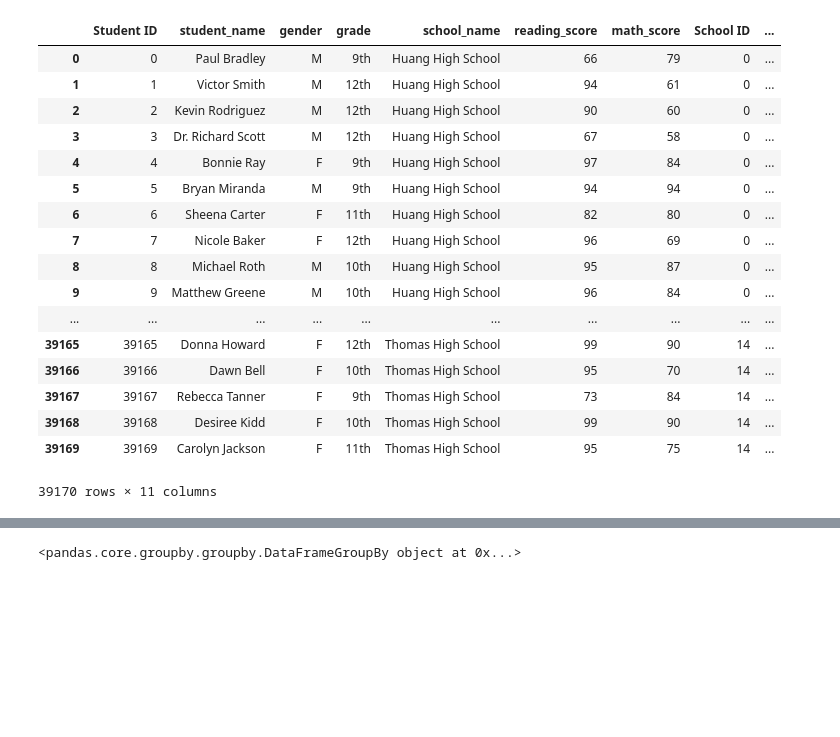
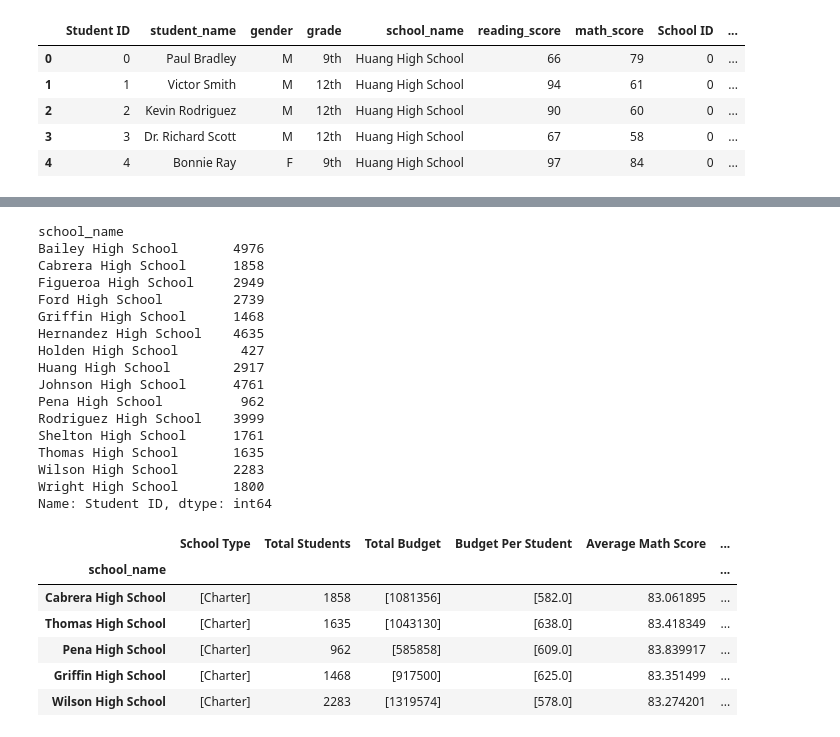
Before and after one commit to khamthung/PyCitySchools, a Jupyter notebook: PyCitySchools.ipynb, the cells around one changed output, grey strips where cells are left out. Saved outputs shown, nothing was run; the diff lists cells and outputs as text; code cells hidden in the pictures; blank space fills up the shorter version.

```diff
--- a/PyCitySchools.ipynb
+++ b/PyCitySchools.ipynb
@@ -6,26 +6,14 @@ school_data = pd.read_csv('Resources/schools_complete.csv')
 student_data = pd.read_csv('Resources/students_complete.csv')
 # %%
 df = pd.merge(student_data, school_data, how="left", on=["school_name", "school_name"])
-df
+df.head(5)
 # %% [output]
 |  | Student ID | student_name | gender | grade | school_name | reading_score | math_score | School ID | ... |
 | 0 | 0 | Paul Bradley | M | 9th | Huang High School | 66 | 79 | 0 | ... |
 | 1 | 1 | Victor Smith | M | 12th | Huang High School | 94 | 61 | 0 | ... |
 | 2 | 2 | Kevin Rodriguez | M | 12th | Huang High School | 90 | 60 | 0 | ... |
 | 3 | 3 | Dr. Richard Scott | M | 12th | Huang High School | 67 | 58 | 0 | ... |
 | 4 | 4 | Bonnie Ray | F | 9th | Huang High School | 97 | 84 | 0 | ... |
-| 5 | 5 | Bryan Miranda | M | 9th | Huang High School | 94 | 94 | 0 | ... |
-| 6 | 6 | Sheena Carter | F | 11th | Huang High School | 82 | 80 | 0 | ... |
-| 7 | 7 | Nicole Baker | F | 12th | Huang High School | 96 | 69 | 0 | ... |
-| 8 | 8 | Michael Roth | M | 10th | Huang High School | 95 | 87 | 0 | ... |
-| 9 | 9 | Matthew Greene | M | 10th | Huang High School | 96 | 84 | 0 | ... |
-| ... | ... | ... | ... | ... | ... | ... | ... | ... | ... |
-| 39165 | 39165 | Donna Howard | F | 12th | Thomas High School | 99 | 90 | 14 | ... |
-| 39166 | 39166 | Dawn Bell | F | 10th | Thomas High School | 95 | 70 | 14 | ... |
-| 39167 | 39167 | Rebecca Tanner | F | 9th | Thomas High School | 73 | 84 | 14 | ... |
-| 39168 | 39168 | Desiree Kidd | F | 10th | Thomas High School | 99 | 90 | 14 | ... |
-| 39169 | 39169 | Carolyn Jackson | F | 11th | Thomas High School | 95 | 75 | 14 | ... |
-39170 rows × 11 columns
 # %%
 total_schools = len(df["School ID"].unique())
 total_students = len(df["Student ID"].unique())
@@ -49,8 +37,52 @@ district_summary
 # %% [output]
 |  | Total Schools | Total Students | Total Budget | Average Math Score | Average Reading Score | % Passing Math | ... |
 | District Summary | 15 | 39170 | $24,649,428.00 | 78.985371 | 81.87784 | 74.980853 | ... |
-# %%
-df2 = df.groupby(['school_name'])
-print(df2)
-# %% [output]
-<pandas.core.groupby.groupby.DataFrameGroupBy object at 0x...>
+# %%
+school_type_groupby_school = df.groupby(['school_name'])["type"].unique()
+total_students_groupby_school = df.groupby(['school_name'])["Student ID"].count()
+total_budget_groupby_school = df.groupby(['school_name'])["budget"].unique()
+budget_per_student = total_budget_groupby_school/total_students_groupby_school
+average_math_score_groupby_school = df.groupby(['school_name'])["math_score"].mean()
+average_reading_score_groupby_school = df.groupby(['school_name'])["reading_score"].mean()
+percent_passing_math_groupby_school = df[df["math_score"] >= 70].groupby(['school_name'])["math_score"].count()/total_students_groupby_school*100
+percent_passing_reading_groupby_school = df[df["reading_score"] >= 70].groupby(['school_name'])["reading_score"].count()/total_students_groupby_school*100
+passing_overall_groupby_school = (percent_passing_math_groupby_school+percent_passing_reading_groupby_school)/2
+# %% [output]
+school_name
+Bailey High School       4976
+Cabrera High School      1858
+Figueroa High School     2949
+Ford High School         2739
+Griffin High School      1468
+Hernandez High School    4635
+Holden High School        427
+Huang High School        2917
+Johnson High School      4761
+Pena High School          962
+Rodriguez High School    3999
+Shelton High School      1761
+Thomas High School       1635
+Wilson High School       2283
+Wright High School       1800
+Name: Student ID, dtype: int64
+# %%
+school_summary = pd.DataFrame({"School Type": school_type_groupby_school,
+                              "Total Students": total_students_groupby_school,
+                              "Total Budget": total_budget_groupby_school,
+                              "Budget Per Student": budget_per_student,
+                              "Average Math Score": average_math_score_groupby_school,
+                              "Average Reading Score": average_reading_score_groupby_school,
+                              "% Passing Math": percent_passing_math_groupby_school,
+                              "% Passing Reading": percent_passing_reading_groupby_school,
+                              "% Overall Passing Rate": passing_overall_groupby_school
+                              })
+school_summary = school_summary.sort_values("% Overall Passing Rate", ascending=False)
+school_summary.head(5)
+# %% [output]
+|  | School Type | Total Students | Total Budget | Budget Per Student | Average Math Score | ... |
+| school_name |  |  |  |  |  | ... |
+| Cabrera High School | [Charter] | 1858 | [1081356] | [582.0] | 83.061895 | ... |
+| Thomas High School | [Charter] | 1635 | [1043130] | [638.0] | 83.418349 | ... |
+| Pena High School | [Charter] | 962 | [585858] | [609.0] | 83.839917 | ... |
+| Griffin High School | [Charter] | 1468 | [917500] | [625.0] | 83.351499 | ... |
+| Wilson High School | [Charter] | 2283 | [1319574] | [578.0] | 83.274201 | ... |
```
Also changed, not shown: parts of 15 cells of this notebook.
